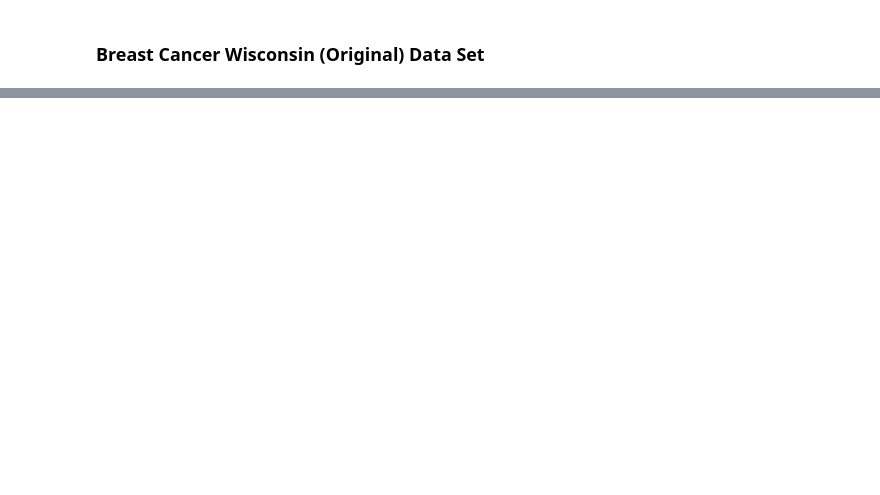
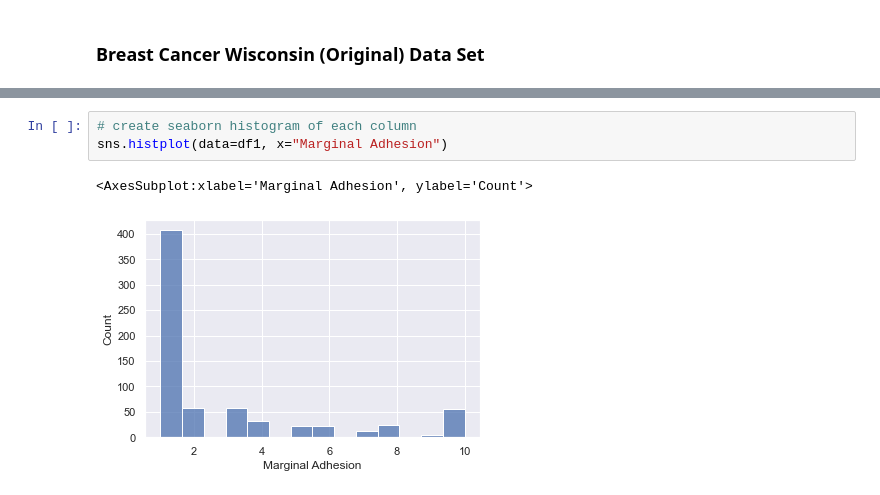
Before and after one commit to martincusack979/PFDA_Project_2, a Jupyter notebook: PFDA - Project 2/PFDA-Project-2.ipynb, the cells around one changed output, grey strips where cells are left out. Cells and saved outputs as stored; diff of their text form; blank space fills up the shorter version.

```diff
--- a/PFDA - Project 2/PFDA-Project-2.ipynb
+++ b/PFDA - Project 2/PFDA-Project-2.ipynb
@@ -52,0 +114,6 @@ As shown above the Original Data Set has 699 rows and 11 columns.  The first col
+# %%
+# create seaborn histogram of each column
+sns.histplot(data=df1, x="Marginal Adhesion")
+# %% [output]
+<AxesSubplot:xlabel='Marginal Adhesion', ylabel='Count'>
+[figure, added]
```
Also changed, not shown: parts of 25 cells of this notebook, 1 other file.
